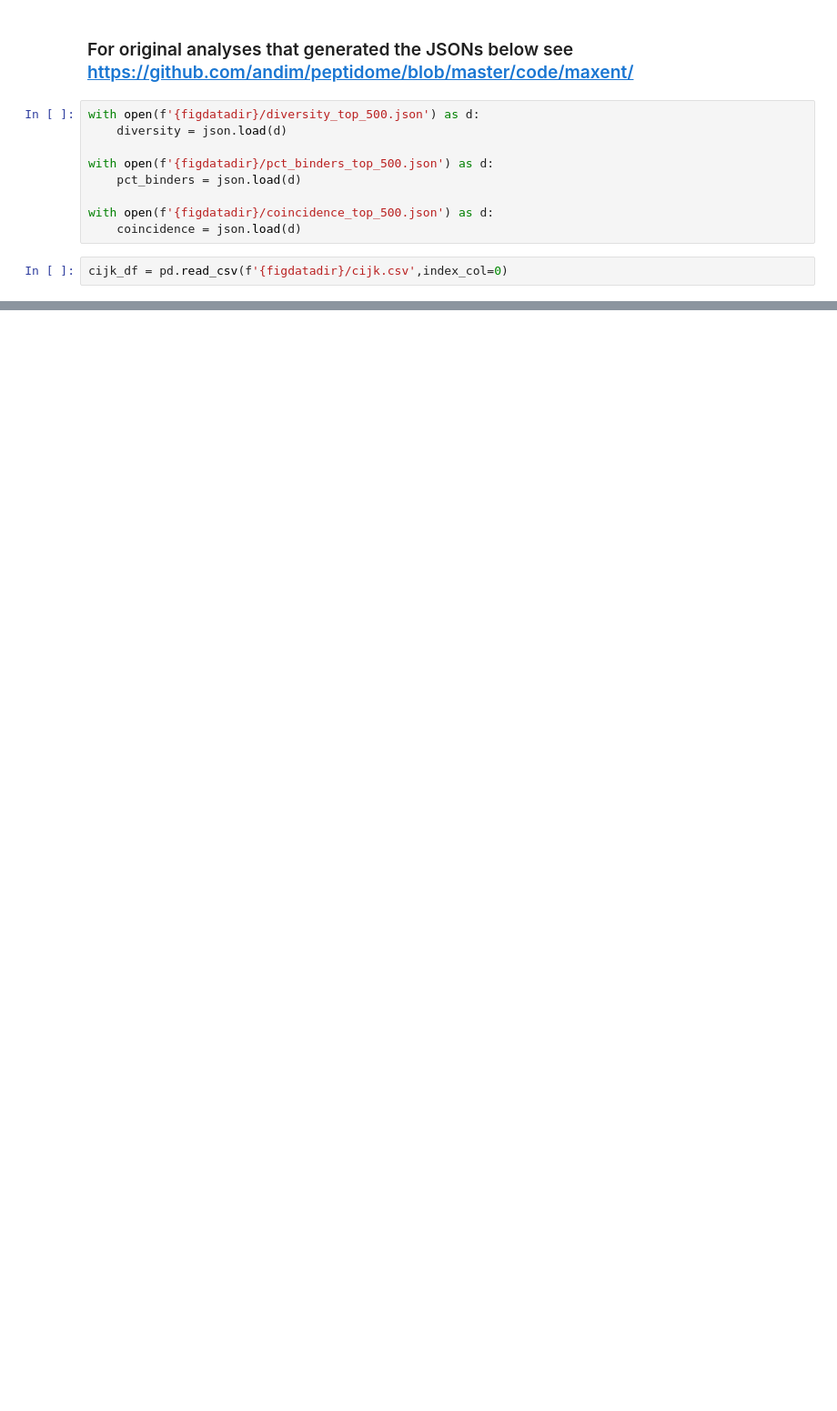
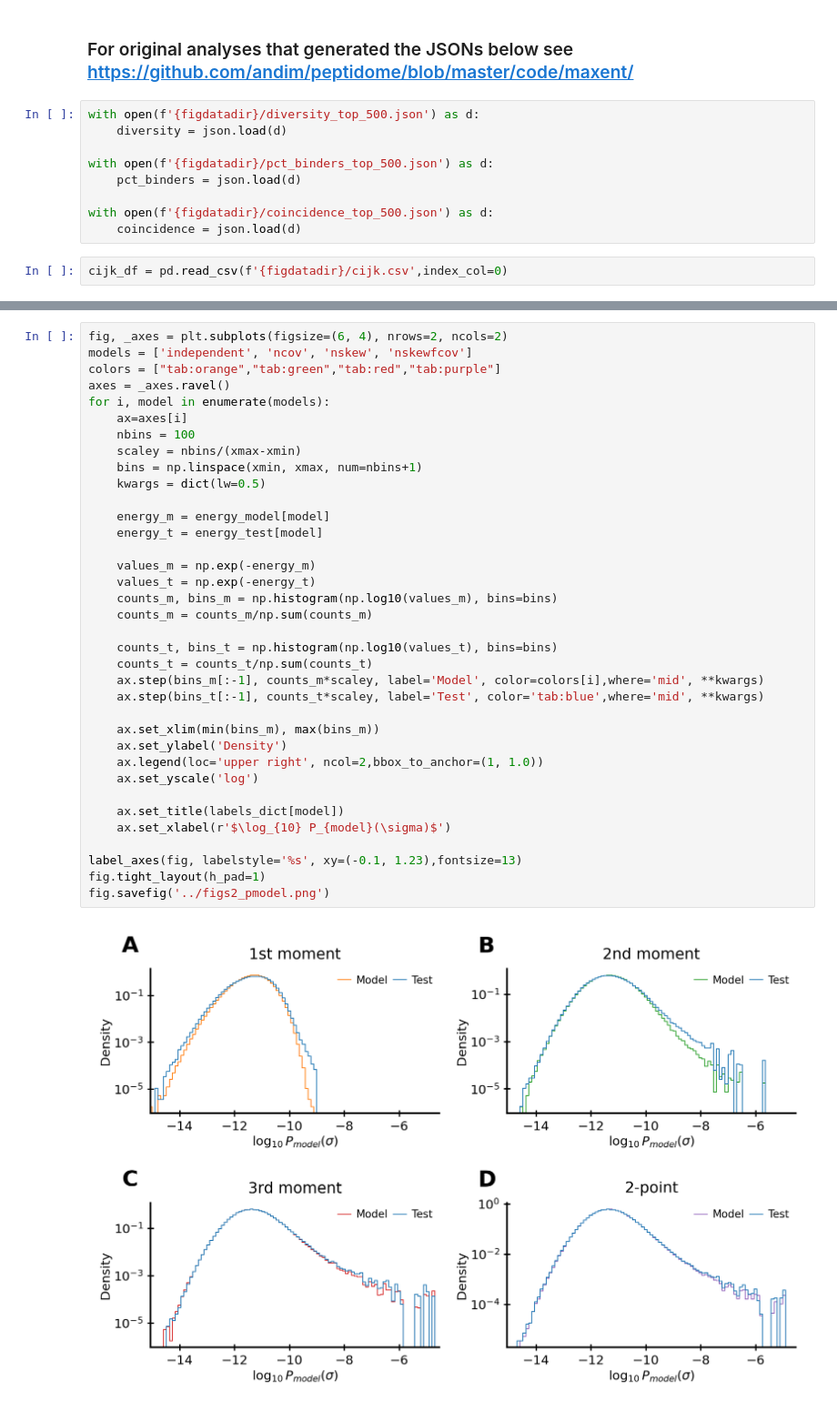
Before and after one commit to jonlevi/self_not_self, a Jupyter notebook: notebooks/figure_1_figure_s2.ipynb, the cells around one changed output, grey strips where cells are left out. Shown at 91% size. Cells and saved outputs as stored; diff of their text form; blank space fills up the shorter version.

Commit message:
update figures

```diff
--- a/notebooks/figure_1.ipynb
+++ b/notebooks/figure_1_figure_s2.ipynb
@@ -189,0 +211,38 @@ fig.tight_layout(h_pad=.5)
+# %%
+fig, _axes = plt.subplots(figsize=(6, 4), nrows=2, ncols=2)
+models = ['independent', 'ncov', 'nskew', 'nskewfcov']
+colors = ["tab:orange","tab:green","tab:red","tab:purple"]
+axes = _axes.ravel()
+for i, model in enumerate(models):
+    ax=axes[i]
+    nbins = 100
+    scaley = nbins/(xmax-xmin)
+    bins = np.linspace(xmin, xmax, num=nbins+1)
+    kwargs = dict(lw=0.5)
+
+    energy_m = energy_model[model]
+    energy_t = energy_test[model]
+
+    values_m = np.exp(-energy_m)
+    values_t = np.exp(-energy_t)
+    counts_m, bins_m = np.histogram(np.log10(values_m), bins=bins)
+    counts_m = counts_m/np.sum(counts_m)
+
+    counts_t, bins_t = np.histogram(np.log10(values_t), bins=bins)
+    counts_t = counts_t/np.sum(counts_t)
+    ax.step(bins_m[:-1], counts_m*scaley, label='Model', color=colors[i],where='mid', **kwargs)
+    ax.step(bins_t[:-1], counts_t*scaley, label='Test', color='tab:blue',where='mid', **kwargs)
+
+    ax.set_xlim(min(bins_m), max(bins_m))
+    ax.set_ylabel('Density')
+    ax.legend(loc='upper right', ncol=2,bbox_to_anchor=(1, 1.0))
+    ax.set_yscale('log')
+
+    ax.set_title(labels_dict[model])
+    ax.set_xlabel(r'$\log_{10} P_{model}(\sigma)$')
+
+label_axes(fig, labelstyle='%s', xy=(-0.1, 1.23),fontsize=13)
+fig.tight_layout(h_pad=1)
+fig.savefig('../figs2_pmodel.png')
+# %% [output]
+[figure, added]
```
Also changed, not shown: parts of 4 cells of this notebook, 4 other files.
